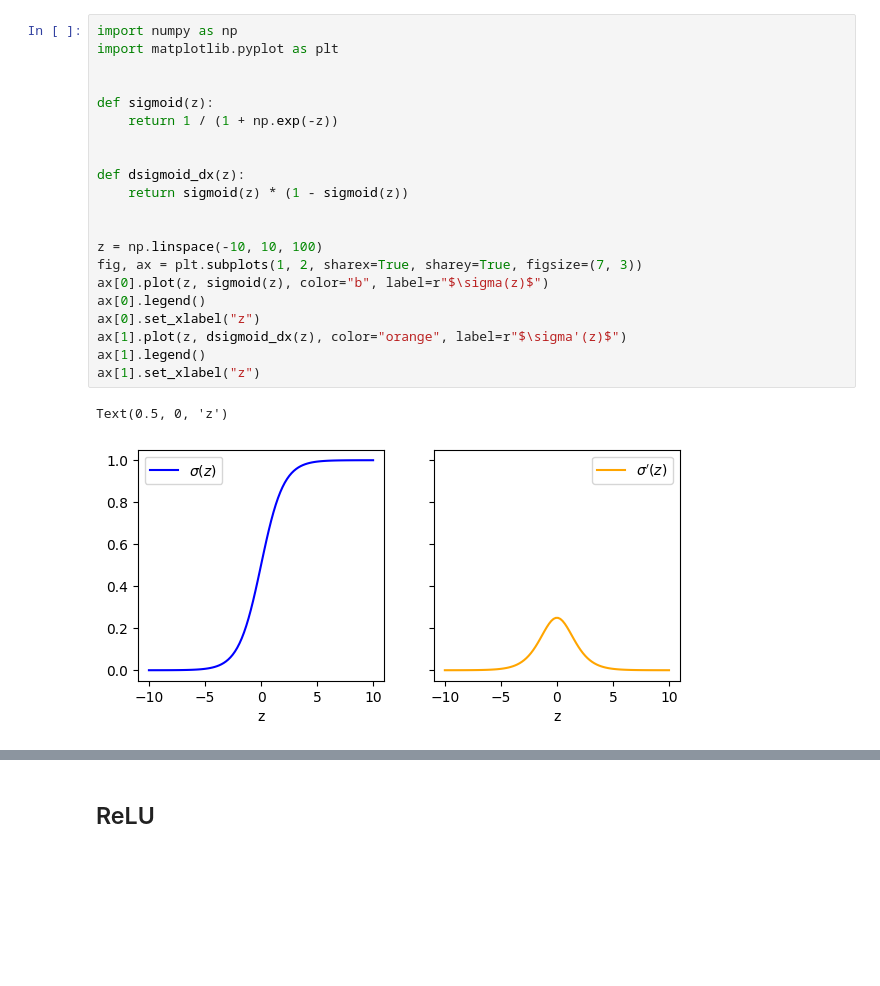
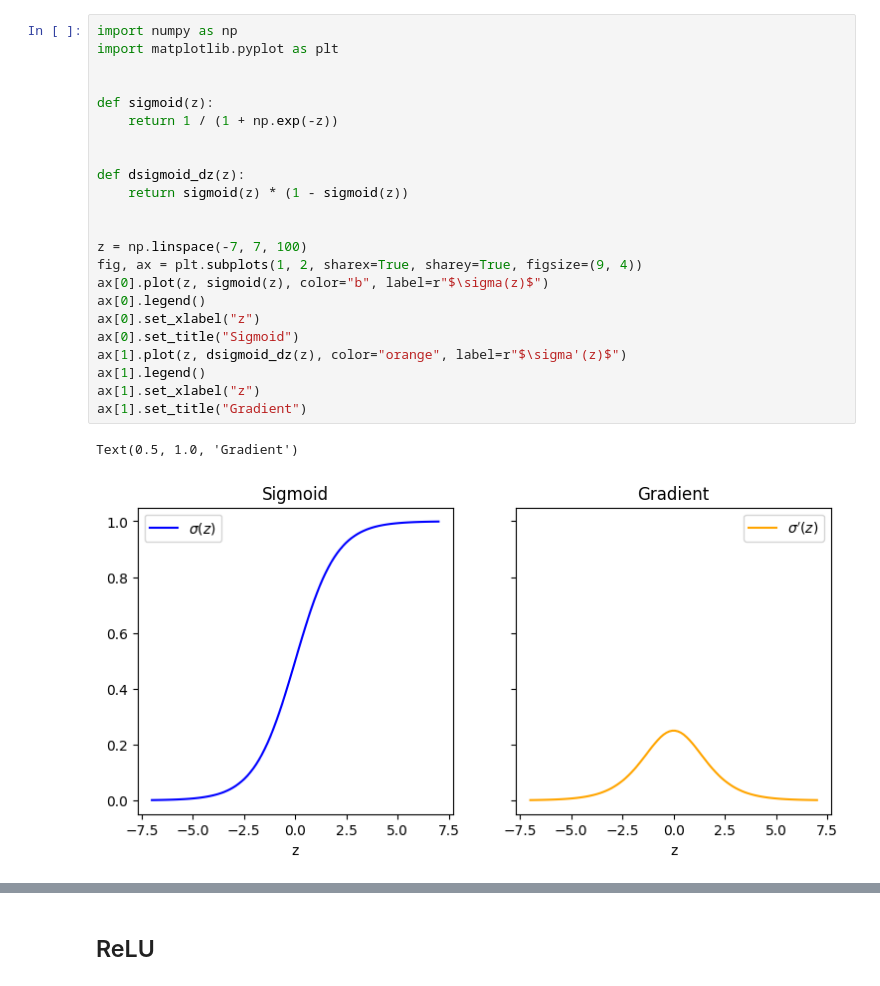
Before and after one commit to jack89roberts/learning-deep-learning, a Jupyter notebook: _sources/notebooks/05_activation.ipynb, the cells around one changed output, grey strips where cells are left out. Saved outputs shown, nothing was run; the diff lists cells and outputs as text; blank space fills up the shorter version.

```diff
--- a/_sources/notebooks/05_activation.ipynb
+++ b/_sources/notebooks/05_activation.ipynb
@@ -8,24 +104,26 @@
 # %%
 import numpy as np
 import matplotlib.pyplot as plt
 
 
 def sigmoid(z):
     return 1 / (1 + np.exp(-z))
 
 
-def dsigmoid_dx(z):
+def dsigmoid_dz(z):
     return sigmoid(z) * (1 - sigmoid(z))
 
 
-z = np.linspace(-10, 10, 100)
-fig, ax = plt.subplots(1, 2, sharex=True, sharey=True, figsize=(7, 3))
+z = np.linspace(-7, 7, 100)
+fig, ax = plt.subplots(1, 2, sharex=True, sharey=True, figsize=(9, 4))
 ax[0].plot(z, sigmoid(z), color="b", label=r"$\sigma(z)$")
 ax[0].legend()
 ax[0].set_xlabel("z")
-ax[1].plot(z, dsigmoid_dx(z), color="orange", label=r"$\sigma'(z)$")
+ax[0].set_title("Sigmoid")
+ax[1].plot(z, dsigmoid_dz(z), color="orange", label=r"$\sigma'(z)$")
 ax[1].legend()
 ax[1].set_xlabel("z")
+ax[1].set_title("Gradient")
 # %% [output]
-Text(0.5, 0, 'z')
+Text(0.5, 1.0, 'Gradient')
-[figure, old version]
+[figure, new version]
```
Also changed, not shown: parts of 10 cells of this notebook, 31 other files.
